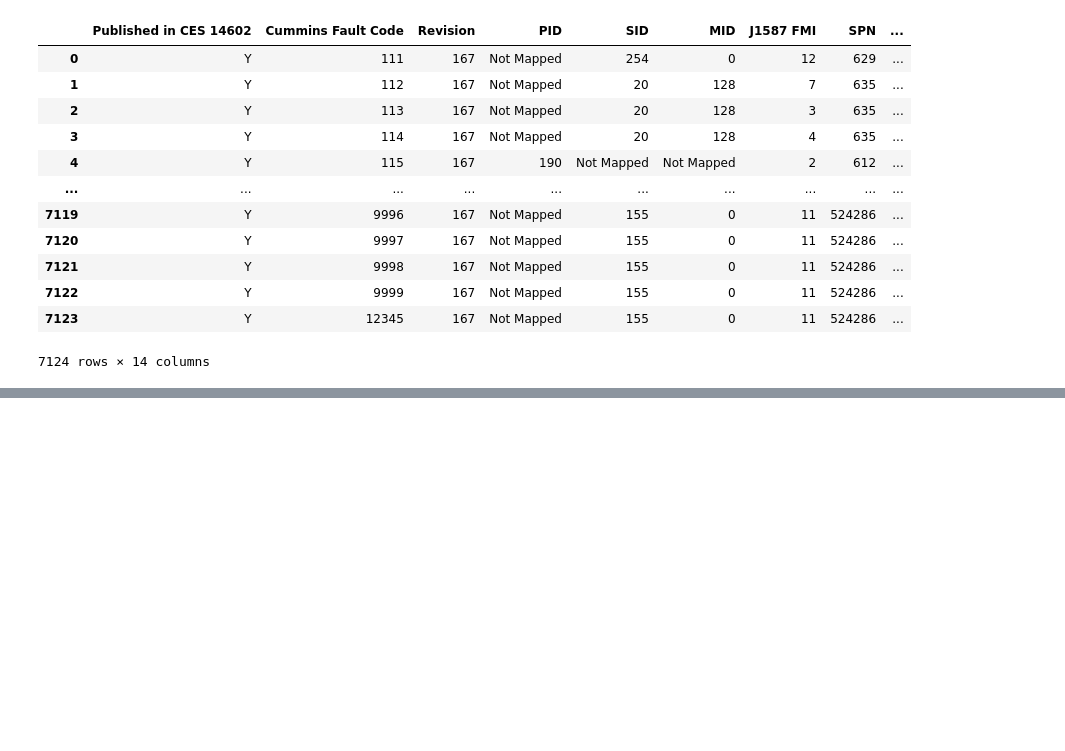
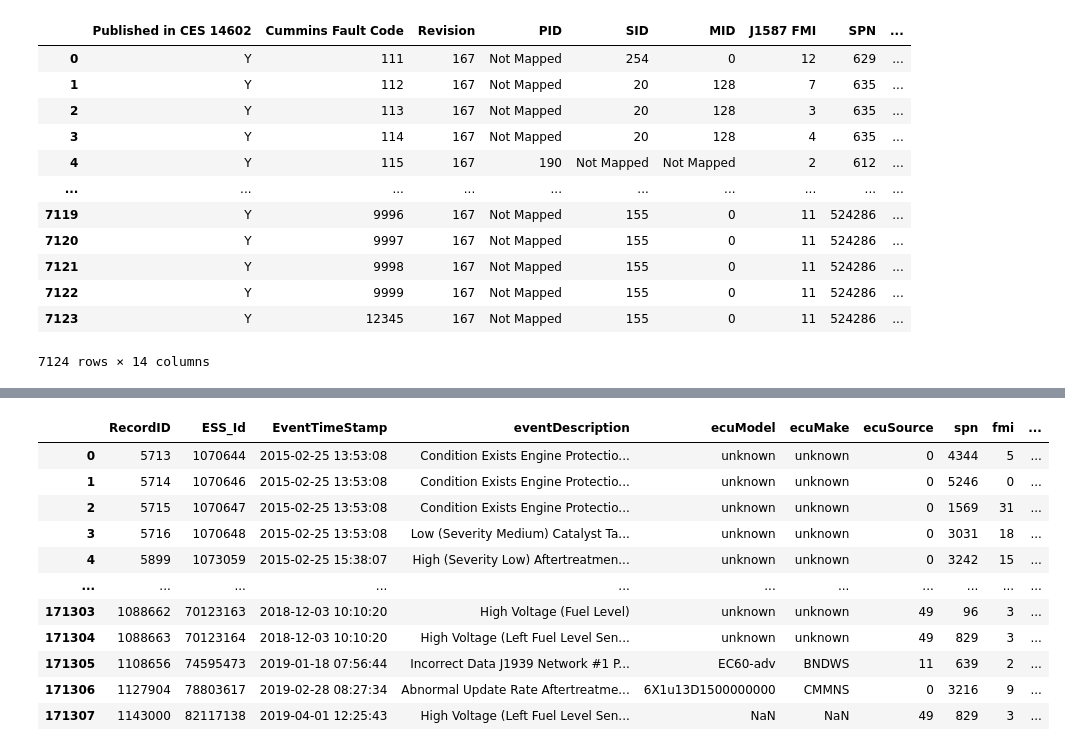
Before and after one commit to ashamaheshwari/big_g_express-predicting-derates, a Jupyter notebook: notebooks/big_g.ipynb, the cells around one changed output, grey strips where cells are left out. Saved outputs shown, nothing was run; the diff lists cells and outputs as text; code cells hidden in the pictures; blank space fills up the shorter version.

```diff
--- a/notebooks/big_g.ipynb
+++ b/notebooks/big_g.ipynb
@@ -141,0 +234,2 @@ fault_diag.loc[fault_diag['spn'].isin([5246, 1569])]
+# %%
+fault_diag_filtered = fault_diag_filtered.drop(columns=['ParkingBrake', 'LocationTimeStamp', 'active', 'CruiseControlActive', 'CruiseControlSetSpeed', 'MCTNumber', 'ecuSoftwareVersion', 'ecuSerialNumber', 'actionDescription', 'faultValue', 'ServiceDistance', 'SwitchedBatteryVoltage'])
@@ -141,0 +252,88 @@ fault_diag.loc[fault_diag['spn'].isin([5246, 1569])]
+# %%
+# select columns for conversion
+fault_diag_filtered = fault_diag_filtered.replace(',', '.', regex=True)
+
+int_cols = ["AcceleratorPedal", "BarometricPressure", "DistanceLtd", "EngineCoolantTemperature", "EngineLoad",
+            "EngineOilPressure", "EngineOilTemperature", "EngineRpm", "EngineTimeLtd", "FuelLevel", "FuelLtd",
+            "FuelRate", "FuelTemperature", "IntakeManifoldTemperature", "LampStatus", "Speed", "Throttle",
+            "TurboBoostPressure"]
+
+# convert columns to float for calculating mean
+fault_diag_filtered[int_cols] = fault_diag_filtered[int_cols].astype("float")
+# %%
+# calculate and fill with mean
+fault_diag_filtered[['AcceleratorPedal', 'EngineTimeLtd', 'FuelLevel', 'FuelTemperature', 'Throttle']] = fault_diag_filtered.groupby('EquipmentID')[['ecuModel', 'ecuMake', 'AcceleratorPedal', 'EngineTimeLtd', 'FuelLevel', 'FuelTemperature', 'Throttle']].transform(lambda x: x.fillna(x.mean()))
+# %%
+# Drop negative values
+equipment_ids_to_drop = ['302', '1878', '1585', '1961', '2007']
+fault_diag_filtered = fault_diag_filtered[~fault_diag_filtered['EquipmentID'].isin(equipment_ids_to_drop)]
+# %%
+fault_diag_filtered['EventTimeStamp'] = pd.to_datetime(fault_diag_filtered['EventTimeStamp'])
+
+def mileage_to_spn(fault_diag_filtered):
+    result = []
+    for eq_id, eq_df in fault_diag_filtered.groupby('EquipmentID'):
+        earliest_mileage = eq_df['DistanceLtd'].iloc[0]
+        spn_mileage = eq_df.loc[eq_df['spn'] == 5246, 'DistanceLtd'].iloc[0]
+        result.append((eq_id, spn_mileage - earliest_mileage))
+    return result
+
+mileage_to_spn_df = pd.DataFrame(mileage_to_spn(fault_diag_filtered), columns=['EquipmentID', 'mileage_to_spn'])
+# calculate the mean excluding rows where value is zero
+overall_avg_mileage = mileage_to_spn_df.loc[mileage_to_spn_df['mileage_to_spn'] != 0, 'mileage_to_spn'].mean()
+mileage_to_spn_df['overall_avg_mileage'] = overall_avg_mileage
+
+def time_to_spn(fault_diag_filtered):
+    result = []
+    for eq_id, eq_df in fault_diag_filtered.groupby('EquipmentID'):
+        earliest_timestamp = eq_df['EventTimeStamp'].iloc[0]
+        spn_timestamp = eq_df.loc[eq_df['spn'] == 5246, 'EventTimeStamp'].iloc[0]
+        result.append((eq_id, spn_timestamp - earliest_timestamp))
+    return result
+
+time_to_spn_df = pd.DataFrame(time_to_spn(fault_diag_filtered), columns=['EquipmentID', 'time_to_spn'])
+overall_avg_time = time_to_spn_df.loc[time_to_spn_df['time_to_spn'] != pd.Timedelta(0), 'time_to_spn'].mean()
+time_to_spn_df['overall_avg_time'] = overall_avg_time
+
+def eng_time_to_spn(fault_diag_filtered):
+    result = []
+    for eq_id, eq_df in fault_diag_filtered.groupby('EquipmentID'):
+        earliest_eng_time = eq_df['EngineTimeLtd'].iloc[0]
+        spn_eng_time = eq_df.loc[eq_df['spn'] == 5246, 'EngineTimeLtd'].iloc[0]
+        result.append((eq_id, spn_eng_time - earliest_eng_time))
+    return result
+
+eng_time_to_spn_df = pd.DataFrame(eng_time_to_spn(fault_diag_filtered), columns=['EquipmentID', 'eng_time_to_spn'])
+overall_avg_eng_time = eng_time_to_spn_df.loc[eng_time_to_spn_df['eng_time_to_spn'] != 0, 'eng_time_to_spn'].mean()
+eng_time_to_spn_df['overall_avg_eng_time'] = overall_avg_eng_time
+
+def fuelLtd_to_spn(fault_diag_filtered):
+    result = []
+    for eq_id, eq_df in fault_diag_filtered.groupby('EquipmentID'):
+        earliest_fuel_time = eq_df['FuelLtd'].iloc[0]
+        spn_fuel_time = eq_df.loc[eq_df['spn'] == 5246, 'FuelLtd'].iloc[0]
+        result.append((eq_id, spn_fuel_time - earliest_fuel_time))
+    return result
+
+fuelLtd_to_spn_df = pd.DataFrame(fuelLtd_to_spn(fault_diag_filtered), columns=['EquipmentID', 'fuelLtd_to_spn'])
+overall_avg_fuelLtd = fuelLtd_to_spn_df.loc[fuelLtd_to_spn_df['fuelLtd_to_spn'] != 0, 'fuelLtd_to_spn'].mean()
+fuelLtd_to_spn_df['overall_avg_fuelLtd'] = overall_avg_fuelLtd
+
+fault_diag_filtered = pd.merge(fault_diag_filtered, mileage_to_spn_df, on='EquipmentID')
+fault_diag_filtered = pd.merge(fault_diag_filtered, time_to_spn_df, on='EquipmentID')
+fault_diag_filtered = pd.merge(fault_diag_filtered, eng_time_to_spn_df, on='EquipmentID')
+fault_diag_filtered = pd.merge(fault_diag_filtered, fuelLtd_to_spn_df, on='EquipmentID')
+fault_diag_filtered
+# %% [output]
+|  | RecordID | ESS_Id | EventTimeStamp | eventDescription | ecuModel | ecuMake | ecuSource | spn | fmi | ... |
+| 0 | 5713 | 1070644 | 2015-02-25 13:53:08 | Condition Exists Engine Protectio... | unknown | unknown | 0 | 4344 | 5 | ... |
+| 1 | 5714 | 1070646 | 2015-02-25 13:53:08 | Condition Exists Engine Protectio... | unknown | unknown | 0 | 5246 | 0 | ... |
+| 2 | 5715 | 1070647 | 2015-02-25 13:53:08 | Condition Exists Engine Protectio... | unknown | unknown | 0 | 1569 | 31 | ... |
+| 3 | 5716 | 1070648 | 2015-02-25 13:53:08 | Low (Severity Medium) Catalyst Ta... | unknown | unknown | 0 | 3031 | 18 | ... |
+| 4 | 5899 | 1073059 | 2015-02-25 15:38:07 | High (Severity Low) Aftertreatmen... | unknown | unknown | 0 | 3242 | 15 | ... |
+| ... | ... | ... | ... | ... | ... | ... | ... | ... | ... | ... |
+| 171303 | 1088662 | 70123163 | 2018-12-03 10:10:20 | High Voltage (Fuel Level) | unknown | unknown | 49 | 96 | 3 | ... |
+| 171304 | 1088663 | 70123164 | 2018-12-03 10:10:20 | High Voltage (Left Fuel Level Sen... | unknown | unknown | 49 | 829 | 3 | ... |
+| 171305 | 1108656 | 74595473 | 2019-01-18 07:56:44 | Incorrect Data J1939 Network #1 P... | EC60-adv | BNDWS | 11 | 639 | 2 | ... |
+| 171306 | 1127904 | 78803617 | 2019-02-28 08:27:34 | Abnormal Update Rate Aftertreatme... | 6X1u13D1500000000 | CMMNS | 0 | 3216 | 9 | ... |
+| 171307 | 1143000 | 82117138 | 2019-04-01 12:25:43 | High Voltage (Left Fuel Level Sen... | NaN | NaN | 49 | 829 | 3 | ... |
```
Also changed, not shown: parts of 51 cells of this notebook.
